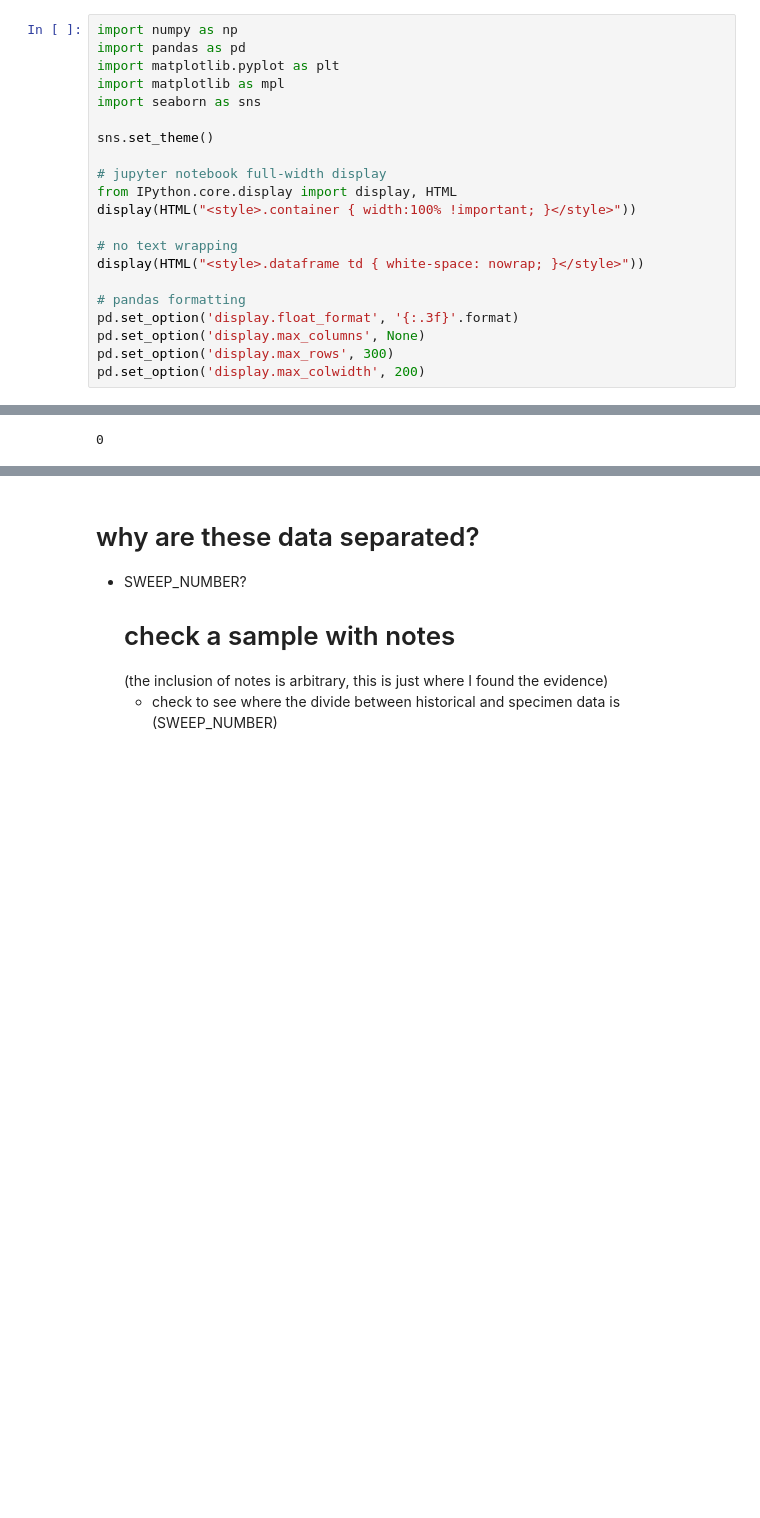
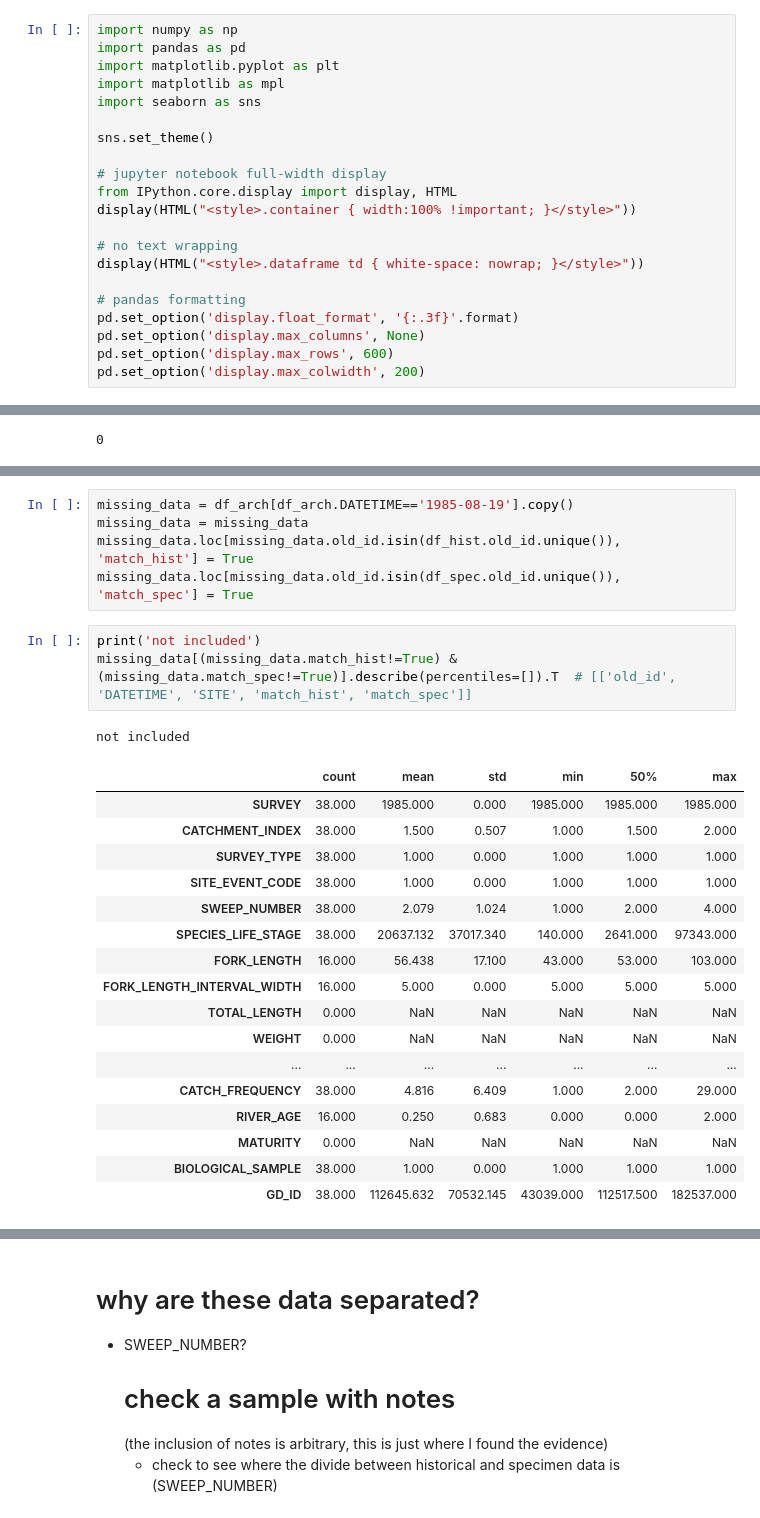
Before and after one commit to dfo-gulf-science/TrapNet-EDA, a Jupyter notebook: Trapnet Historical Data.ipynb, the cells around one changed output, grey strips where cells are left out. Saved outputs shown, nothing was run; the diff lists cells and outputs as text; blank space fills up the shorter version.

Commit message:
update calculations to confirm no missing specimen

```diff
--- a/Trapnet Historical Data.ipynb
+++ b/Trapnet Historical Data.ipynb
@@ -17,7 +17,7 @@ display(HTML("<style>.dataframe td { white-space: nowrap; }</style>"))
 # pandas formatting
 pd.set_option('display.float_format', '{:.3f}'.format)
 pd.set_option('display.max_columns', None)
-pd.set_option('display.max_rows', 300)
+pd.set_option('display.max_rows', 600)
 pd.set_option('display.max_colwidth', 200)
 # %% [markdown]
 # import data
@@ -211,0 +250,27 @@ sum(df_catch_frequency_historical.CATCH_FREQUENCY!=1)
+# %%
+missing_data = df_arch[df_arch.DATETIME=='1985-08-19'].copy()
+missing_data = missing_data
+missing_data.loc[missing_data.old_id.isin(df_hist.old_id.unique()), 'match_hist'] = True
+missing_data.loc[missing_data.old_id.isin(df_spec.old_id.unique()), 'match_spec'] = True
+# %%
+print('not included')
+missing_data[(missing_data.match_hist!=True) & (missing_data.match_spec!=True)].describe(percentiles=[]).T  # [['old_id', 'DATETIME', 'SITE', 'match_hist', 'match_spec']]
+# %% [output]
+not included
+|  | count | mean | std | min | 50% | max |
+| SURVEY | 38.000 | 1985.000 | 0.000 | 1985.000 | 1985.000 | 1985.000 |
+| CATCHMENT_INDEX | 38.000 | 1.500 | 0.507 | 1.000 | 1.500 | 2.000 |
+| SURVEY_TYPE | 38.000 | 1.000 | 0.000 | 1.000 | 1.000 | 1.000 |
+| SITE_EVENT_CODE | 38.000 | 1.000 | 0.000 | 1.000 | 1.000 | 1.000 |
+| SWEEP_NUMBER | 38.000 | 2.079 | 1.024 | 1.000 | 2.000 | 4.000 |
+| SPECIES_LIFE_STAGE | 38.000 | 20637.132 | 37017.340 | 140.000 | 2641.000 | 97343.000 |
+| FORK_LENGTH | 16.000 | 56.438 | 17.100 | 43.000 | 53.000 | 103.000 |
+| FORK_LENGTH_INTERVAL_WIDTH | 16.000 | 5.000 | 0.000 | 5.000 | 5.000 | 5.000 |
+| TOTAL_LENGTH | 0.000 | NaN | NaN | NaN | NaN | NaN |
+| WEIGHT | 0.000 | NaN | NaN | NaN | NaN | NaN |
+| ... | ... | ... | ... | ... | ... | ... |
+| CATCH_FREQUENCY | 38.000 | 4.816 | 6.409 | 1.000 | 2.000 | 29.000 |
+| RIVER_AGE | 16.000 | 0.250 | 0.683 | 0.000 | 0.000 | 2.000 |
+| MATURITY | 0.000 | NaN | NaN | NaN | NaN | NaN |
+| BIOLOGICAL_SAMPLE | 38.000 | 1.000 | 0.000 | 1.000 | 1.000 | 1.000 |
+| GD_ID | 38.000 | 112645.632 | 70532.145 | 43039.000 | 112517.500 | 182537.000 |
```
Also changed, not shown: parts of 15 cells of this notebook.
